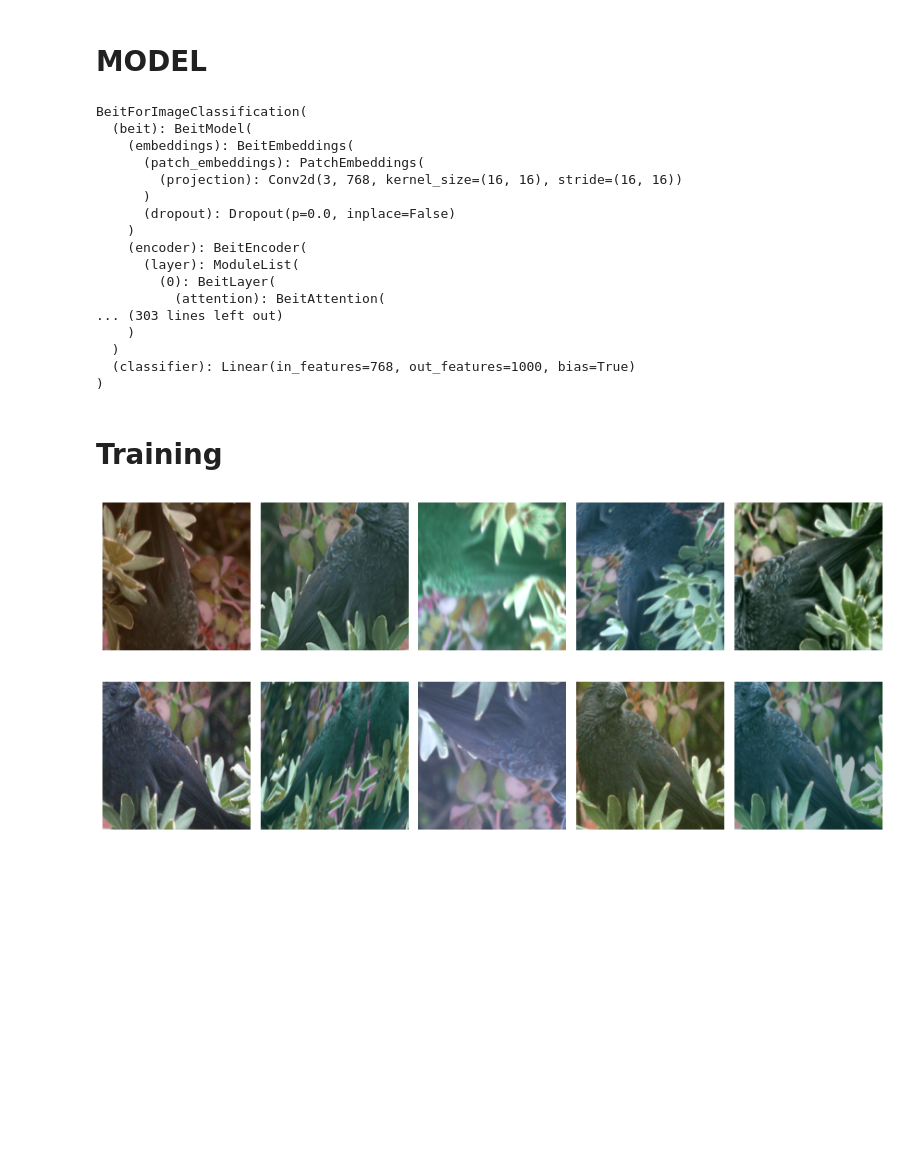
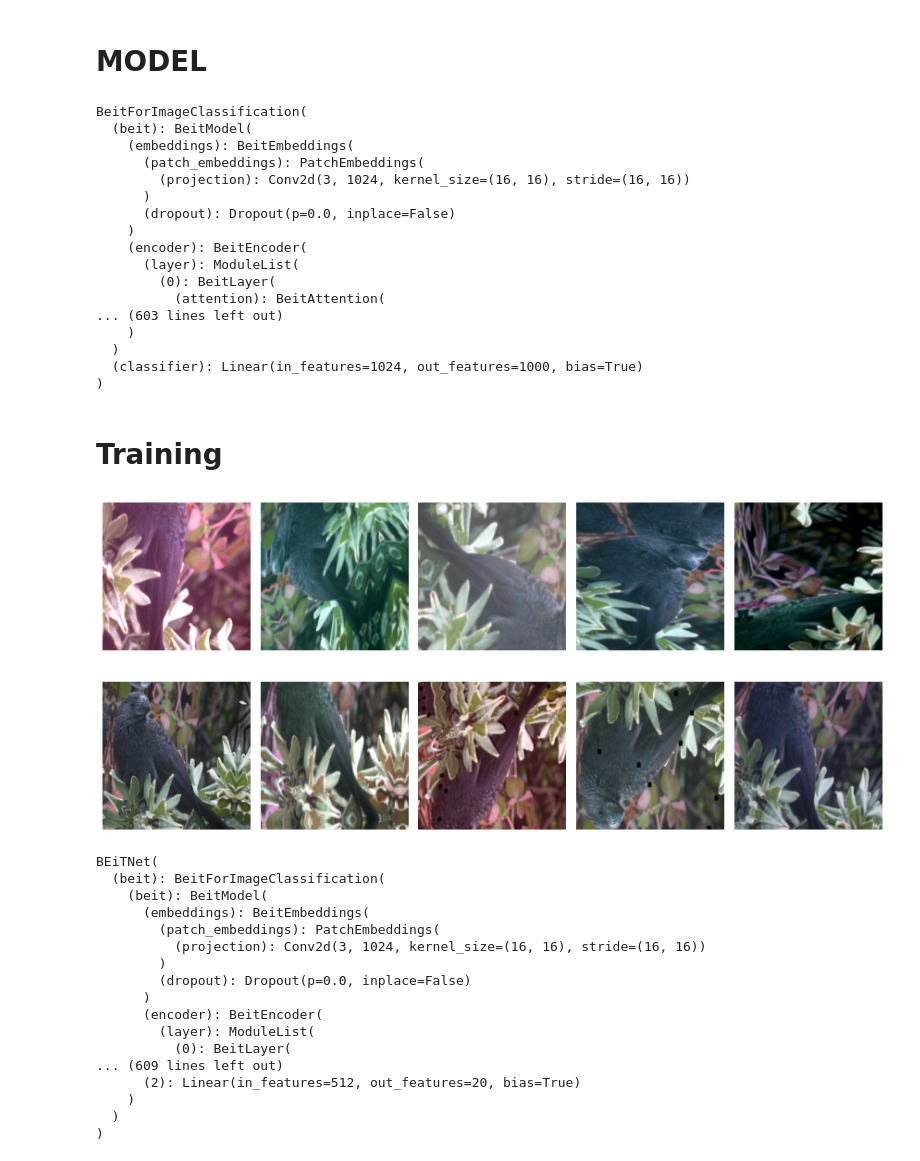
Before and after one commit to loicmagne/bird_classification_recvis21, a Jupyter notebook: TP3_Loic_Magne.ipynb, the cells around one changed output. Cells and saved outputs as stored; diff of their text form; code cells hidden in the pictures; blank space fills up the shorter version.

Commit message:
Large model

```diff
--- a/TP3_Loic_Magne.ipynb
+++ b/TP3_Loic_Magne.ipynb
@@ -89,14 +88,14 @@ train_transforms = A.Compose([
         A.HorizontalFlip(),
         A.Flip()
     ], p=0.5),
-    A.ShiftScaleRotate(shift_limit=0.0625, scale_limit=0.1, rotate_limit=15),
+    A.GridDropout(p=0.2),
     A.ElasticTransform(alpha_affine=60, p=0.33),
     A.Rotate(limit=80),
+    A.ShiftScaleRotate(p=0.2),
     A.RGBShift(r_shift_limit=25, g_shift_limit=25, b_shift_limit=25, p=0.8),
     A.RandomBrightnessContrast(p=0.5),
-    # A.Resize(250,250),
-    # A.RandomCrop(224,224),
-    A.SmallestMaxSize(224),
+    A.Resize(250,250),
+    A.RandomCrop(224,224),
     A.Normalize(mean=(0.485, 0.456, 0.406), std=(0.229, 0.224, 0.225)),
     ToTensorV2(),
 ])
@@ -130,14 +129,14 @@ def visualize_augmentations(dataset, idx=0, samples=10, cols=5):
 # MODEL
 # %%
 from transformers import BeitForImageClassification
-net = BeitForImageClassification.from_pretrained('microsoft/beit-base-patch16-224')
+net = BeitForImageClassification.from_pretrained('microsoft/beit-large-patch16-224')
 print(net)
 # %% [output]
 BeitForImageClassification(
   (beit): BeitModel(
     (embeddings): BeitEmbeddings(
       (patch_embeddings): PatchEmbeddings(
-        (projection): Conv2d(3, 768, kernel_size=(16, 16), stride=(16, 16))
+        (projection): Conv2d(3, 1024, kernel_size=(16, 16), stride=(16, 16))
       )
       (dropout): Dropout(p=0.0, inplace=False)
     )
@@ -145,10 +144,10 @@ BeitForImageClassification(
       (layer): ModuleList(
         (0): BeitLayer(
           (attention): BeitAttention(
-... (303 lines left out)
+... (603 lines left out)
     )
   )
-  (classifier): Linear(in_features=768, out_features=1000, bias=True)
+  (classifier): Linear(in_features=1024, out_features=1000, bias=True)
 )
 # %%
 nclasses = 20
@@ -172,7 +171,7 @@ nclasses = 20
 class BEiTNet(torch.nn.Module):
     def __init__(self):
         super(BEiTNet, self).__init__()
-        self.beit =  BeitForImageClassification.from_pretrained('microsoft/beit-base-patch16-224')
+        self.beit =  BeitForImageClassification.from_pretrained('microsoft/beit-large-patch16-224')
         self.beit.classifier = torch.nn.Sequential(
             torch.nn.Linear(self.beit.classifier.in_features,512),
             torch.nn.ReLU(),
@@ -184,55 +183,78 @@ class BEiTNet(torch.nn.Module):
 # %% [markdown]
 # Training
 # %%
+torch.cuda.empty_cache()
+
 # Training settings
 config = {
-    "data": 'bird_dataset_cropped_yolov5',
+    "data": 'bird_dataset',
     "batch_size": 16,
-    "epochs": 250,
+    "epochs": 100,
     "lr": 1e-5,
     "momentum": 0.5,
     "seed": 8798,
     "experiment": 'experiment',
-    "load": None
+    "checkpoint": None
 }
 
 # torch.manual_seed(config["seed"])
 device = torch.device("cuda" if torch.cuda.is_available() else "cpu")
 
 # Create experiment folder
 if not os.path.isdir(config["experiment"]):
     os.makedirs(config["experiment"])
 
 train_dataset = datasets.ImageFolder(config["data"] + '/train_images',transform=None)
 val_dataset = datasets.ImageFolder(config["data"] + '/val_images',transform=data_transforms)
 
 train_dataset = AugmentedDS(train_dataset,transform=train_transforms)
 
 train_loader = torch.utils.data.DataLoader(
     train_dataset,
     batch_size=config["batch_size"],
     shuffle=True,
-    num_workers=1)
+    num_workers=1,
+    pin_memory=True)
 val_loader = torch.utils.data.DataLoader(
     val_dataset,
     batch_size=config["batch_size"],
     shuffle=False,
-    num_workers=1)
+    num_workers=1,
+    pin_memory=True)
 
 visualize_augmentations(train_dataset,20)
 
 # Neural network and optimizer
-model = BEiTNet().to(device)
-if config["load"] is not None:
-    checkpoint = torch.load(config["experiment"] + '/' + config["load"])
-    model.load_state_dict(checkpoint)
-
+model = BEiTNet()
 # optimizer = torch.optim.SGD(model.parameters(), lr=config["lr"], momentum=config["momentum"])
 optimizer = torch.optim.Adam(model.parameters(), lr=config["lr"])
-# scheduler = torch.optim.lr_scheduler.CosineAnnealingLR(optimizer,T_max=300)
 scaler = torch.cuda.amp.GradScaler()
+
+if config["checkpoint"] is not None:
+    checkpoint = torch.load(config["checkpoint"],map_location=device)
+    model.load_state_dict(checkpoint)
+    del checkpoint
+
+model.to(device)
 # %% [output]
-[figure, old version]
+[figure, new version]
+BEiTNet(
+  (beit): BeitForImageClassification(
+    (beit): BeitModel(
+      (embeddings): BeitEmbeddings(
+        (patch_embeddings): PatchEmbeddings(
+          (projection): Conv2d(3, 1024, kernel_size=(16, 16), stride=(16, 16))
+        )
+        (dropout): Dropout(p=0.0, inplace=False)
+      )
+      (encoder): BeitEncoder(
+        (layer): ModuleList(
+          (0): BeitLayer(
+... (609 lines left out)
+      (2): Linear(in_features=512, out_features=20, bias=True)
+    )
+  )
+)
 # %%
 def train(epoch):
     model.train()
```
Also changed, not shown: parts of 5 cells of this notebook.
